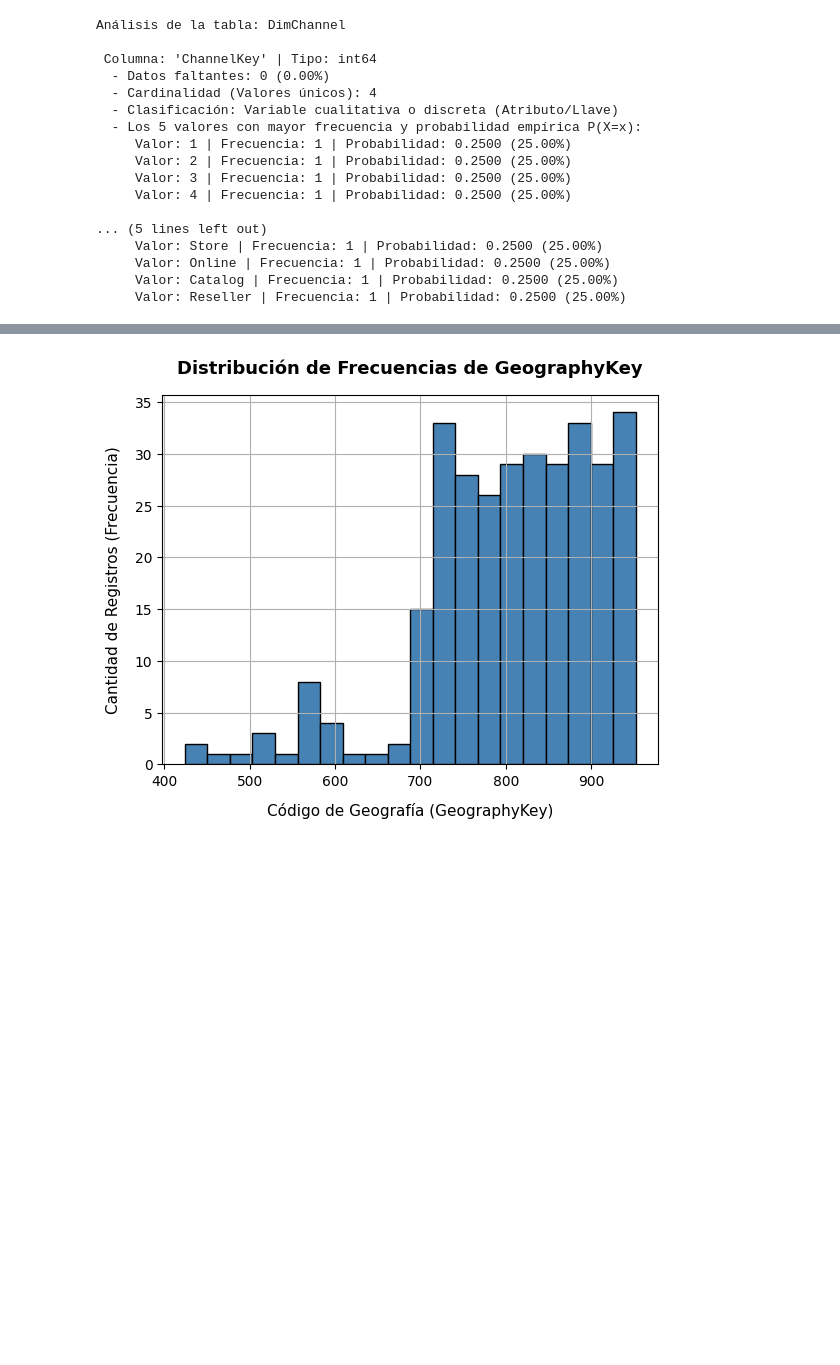
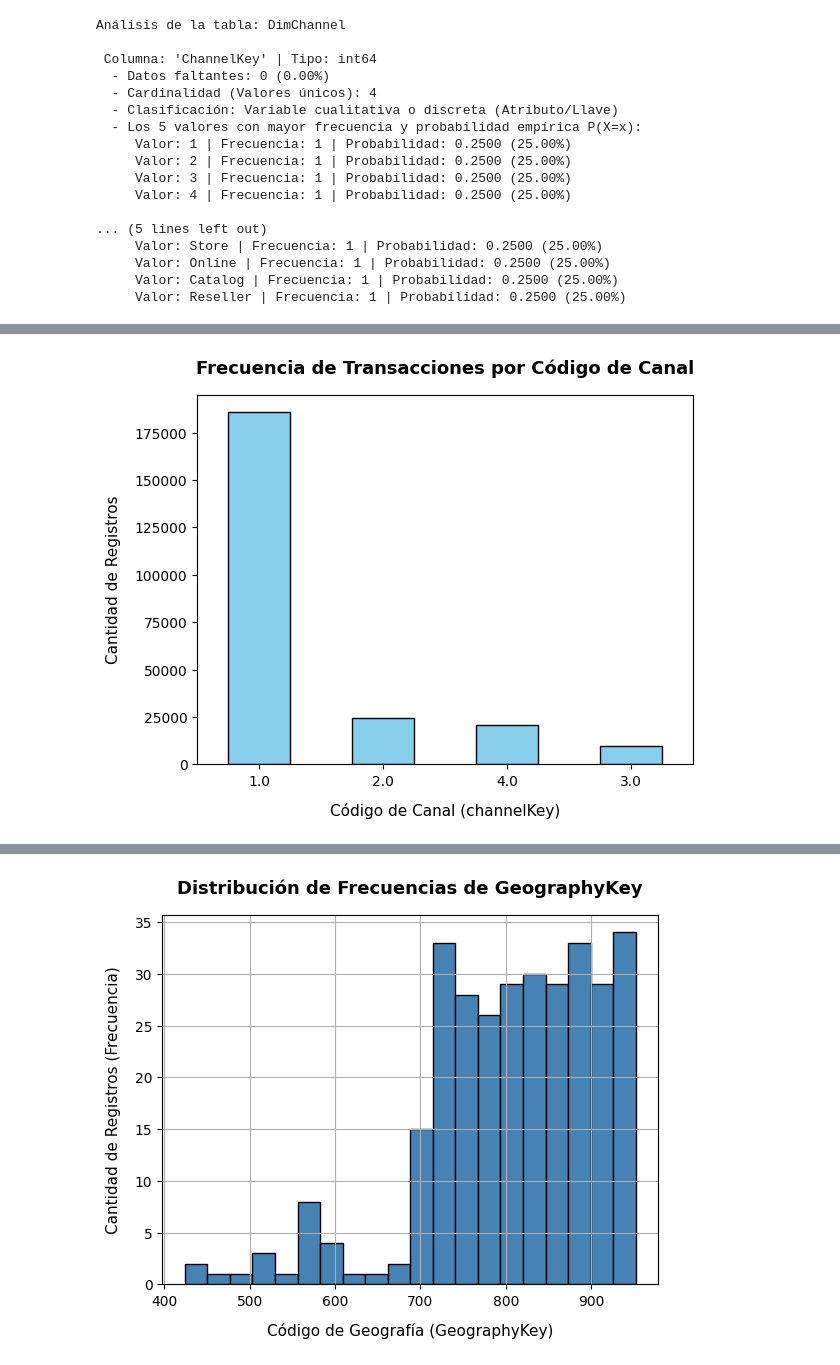
Before and after one commit to DarkLyng/Proyecto_Modelos, a Jupyter notebook: Proyecto_Modelos_.ipynb, the cells around one changed output, grey strips where cells are left out. Saved outputs shown, nothing was run; the diff lists cells and outputs as text; code cells hidden in the pictures; blank space fills up the shorter version.

```diff
--- a/Proyecto_Modelos_.ipynb
+++ b/Proyecto_Modelos_.ipynb
@@ -305,0 +318,12 @@ Análisis de la tabla: FactSales
+# %%
+# 2. Conteo de frecuencias por Canal
+canal_counts = tablas[7]["channelKey"].value_counts()#.head(5)
+canal_counts.plot(kind='bar', color='skyblue', edgecolor='black', rot=0)
+
+plt.title("Frecuencia de Transacciones por Código de Canal", fontsize=13, fontweight='bold', pad=15)
+plt.xlabel("Código de Canal (channelKey)", fontsize=11, labelpad=10)
+plt.ylabel("Cantidad de Registros", fontsize=11, labelpad=10)
+
+plt.show()
+# %% [output]
+[figure, added]
```
Also changed, not shown: parts of 19 cells of this notebook.
